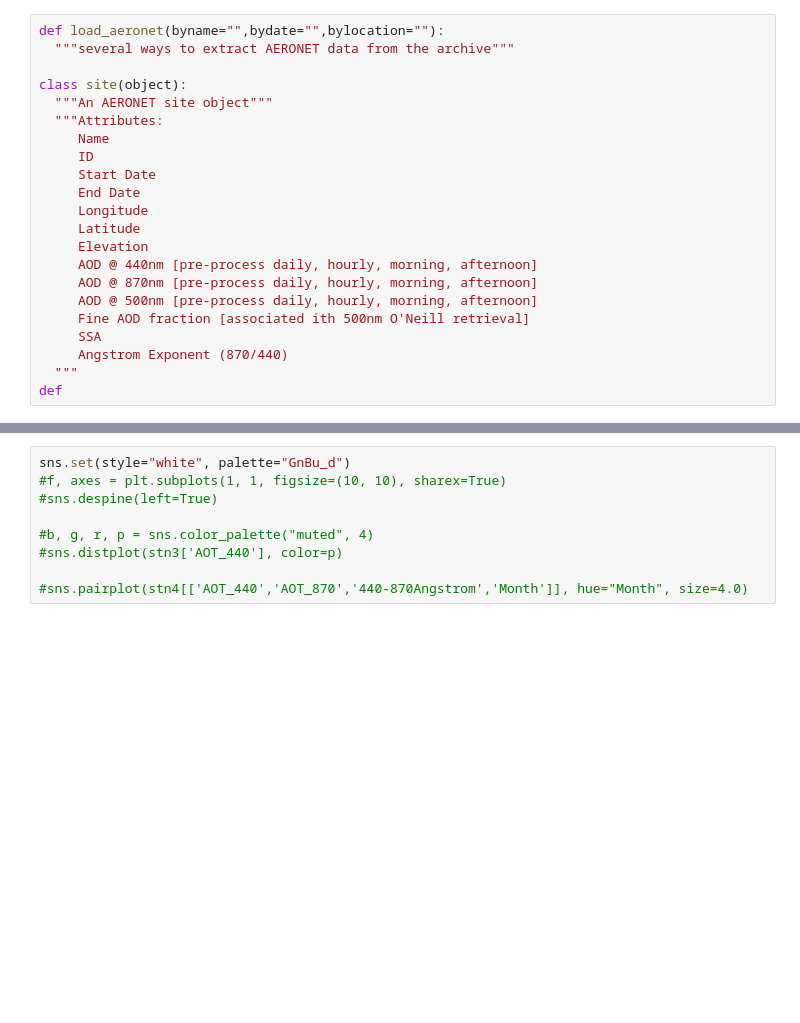
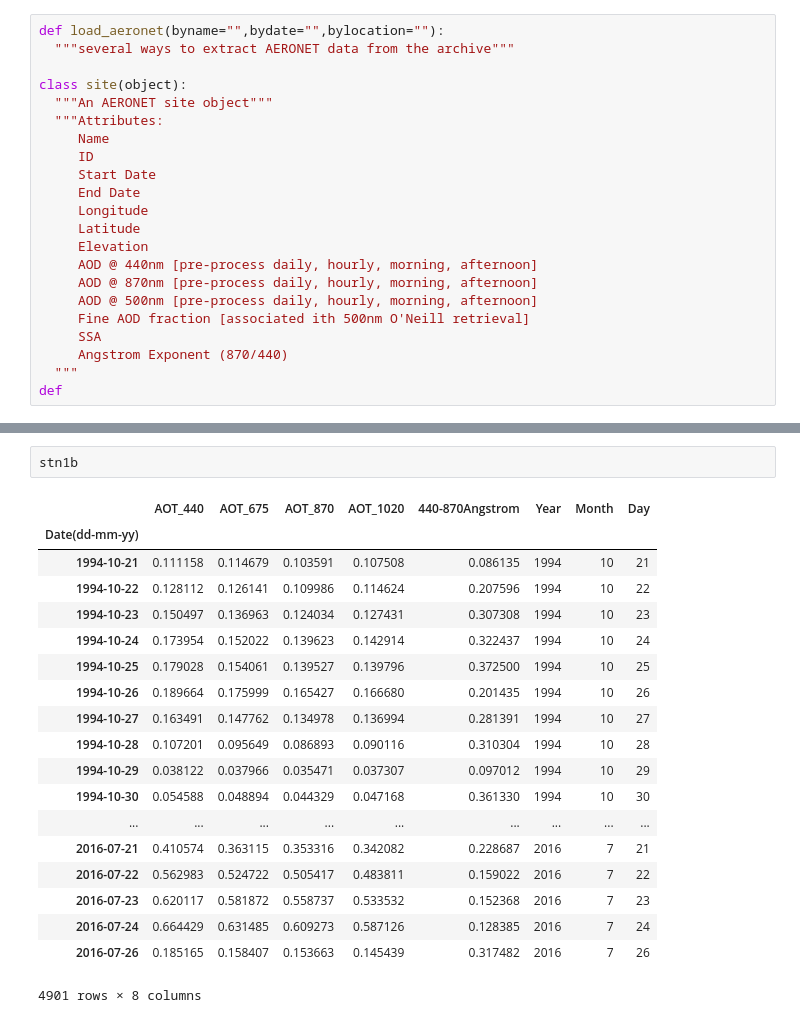
Before and after one commit to daridley/aeronet, a Jupyter notebook: AERONET.ipynb, the cells around one changed output, grey strips where cells are left out. Saved outputs shown, nothing was run; the diff lists cells and outputs as text; blank space fills up the shorter version.

```diff
--- a/AERONET.ipynb
+++ b/AERONET.ipynb
@@ -126,9 +152,22 @@ plt.show()
-# %%
-sns.set(style="white", palette="GnBu_d")
-#f, axes = plt.subplots(1, 1, figsize=(10, 10), sharex=True)
-#sns.despine(left=True)
-
-#b, g, r, p = sns.color_palette("muted", 4)
-#sns.distplot(stn3['AOT_440'], color=p)
-
-#sns.pairplot(stn4[['AOT_440','AOT_870','440-870Angstrom','Month']], hue="Month", size=4.0)
+# %%
+stn1b
+# %% [output]
+|  | AOT_440 | AOT_675 | AOT_870 | AOT_1020 | 440-870Angstrom | Year | Month | Day |
+| Date(dd-mm-yy) |  |  |  |  |  |  |  |  |
+| 1994-10-21 | 0.111158 | 0.114679 | 0.103591 | 0.107508 | 0.086135 | 1994 | 10 | 21 |
+| 1994-10-22 | 0.128112 | 0.126141 | 0.109986 | 0.114624 | 0.207596 | 1994 | 10 | 22 |
+| 1994-10-23 | 0.150497 | 0.136963 | 0.124034 | 0.127431 | 0.307308 | 1994 | 10 | 23 |
+| 1994-10-24 | 0.173954 | 0.152022 | 0.139623 | 0.142914 | 0.322437 | 1994 | 10 | 24 |
+| 1994-10-25 | 0.179028 | 0.154061 | 0.139527 | 0.139796 | 0.372500 | 1994 | 10 | 25 |
+| 1994-10-26 | 0.189664 | 0.175999 | 0.165427 | 0.166680 | 0.201435 | 1994 | 10 | 26 |
+| 1994-10-27 | 0.163491 | 0.147762 | 0.134978 | 0.136994 | 0.281391 | 1994 | 10 | 27 |
+| 1994-10-28 | 0.107201 | 0.095649 | 0.086893 | 0.090116 | 0.310304 | 1994 | 10 | 28 |
+| 1994-10-29 | 0.038122 | 0.037966 | 0.035471 | 0.037307 | 0.097012 | 1994 | 10 | 29 |
+| 1994-10-30 | 0.054588 | 0.048894 | 0.044329 | 0.047168 | 0.361330 | 1994 | 10 | 30 |
+| ... | ... | ... | ... | ... | ... | ... | ... | ... |
+| 2016-07-21 | 0.410574 | 0.363115 | 0.353316 | 0.342082 | 0.228687 | 2016 | 7 | 21 |
+| 2016-07-22 | 0.562983 | 0.524722 | 0.505417 | 0.483811 | 0.159022 | 2016 | 7 | 22 |
+| 2016-07-23 | 0.620117 | 0.581872 | 0.558737 | 0.533532 | 0.152368 | 2016 | 7 | 23 |
+| 2016-07-24 | 0.664429 | 0.631485 | 0.609273 | 0.587126 | 0.128385 | 2016 | 7 | 24 |
+| 2016-07-26 | 0.185165 | 0.158407 | 0.153663 | 0.145439 | 0.317482 | 2016 | 7 | 26 |
+4901 rows × 8 columns
```
Also changed, not shown: parts of 8 cells of this notebook.
